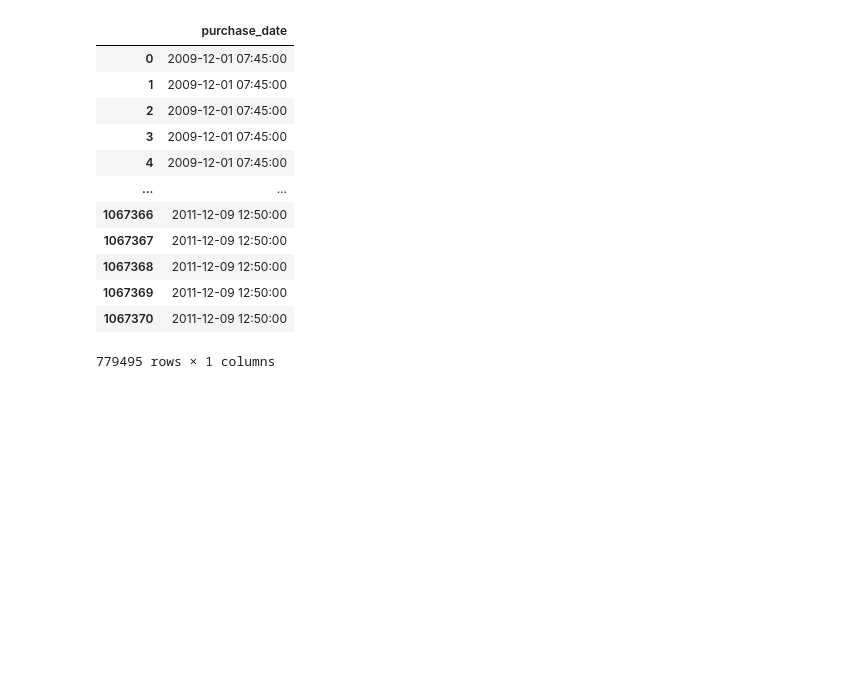
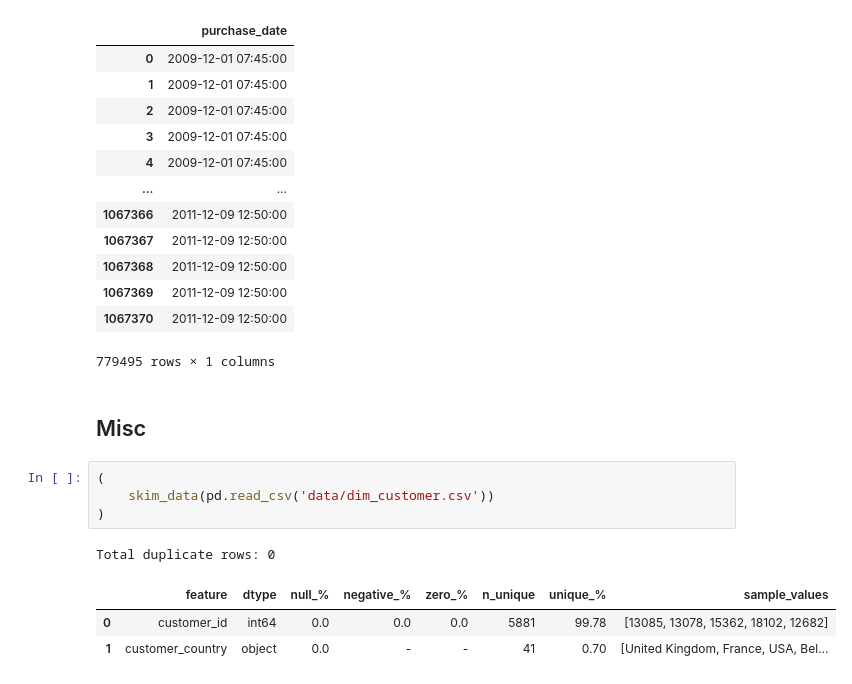
Before and after one commit to rbennum/retail-analytics-pipeline, a Jupyter notebook: wrangling.ipynb, the cells around one changed output. Saved outputs shown, nothing was run; the diff lists cells and outputs as text; blank space fills up the shorter version.

Commit message:
fix: duplicated rows in dim tables

```diff
--- a/wrangling.ipynb
+++ b/wrangling.ipynb
@@ -387,3 +387,14 @@ dim_date[['purchase_date']]
 | 1067369 | 2011-12-09 12:50:00 |
 | 1067370 | 2011-12-09 12:50:00 |
 779495 rows × 1 columns
+# %% [markdown]
+## Misc
+# %%
+(
+    skim_data(pd.read_csv('data/dim_customer.csv'))
+)
+# %% [output]
+Total duplicate rows: 0
+|  | feature | dtype | null_% | negative_% | zero_% | n_unique | unique_% | sample_values |
+| 0 | customer_id | int64 | 0.0 | 0.0 | 0.0 | 5881 | 99.78 | [13085, 13078, 15362, 18102, 12682] |
+| 1 | customer_country | object | 0.0 | - | - | 41 | 0.70 | [United Kingdom, France, USA, Bel... |
```
Also changed, not shown: 1 other file.
